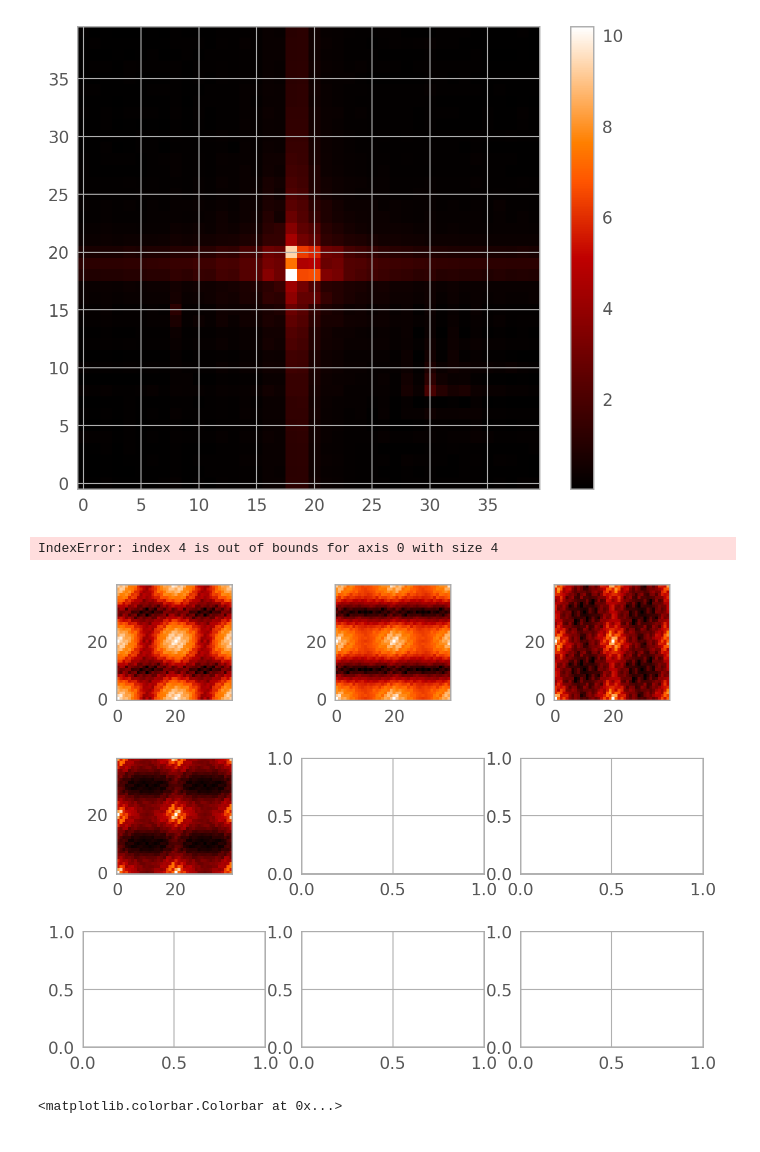
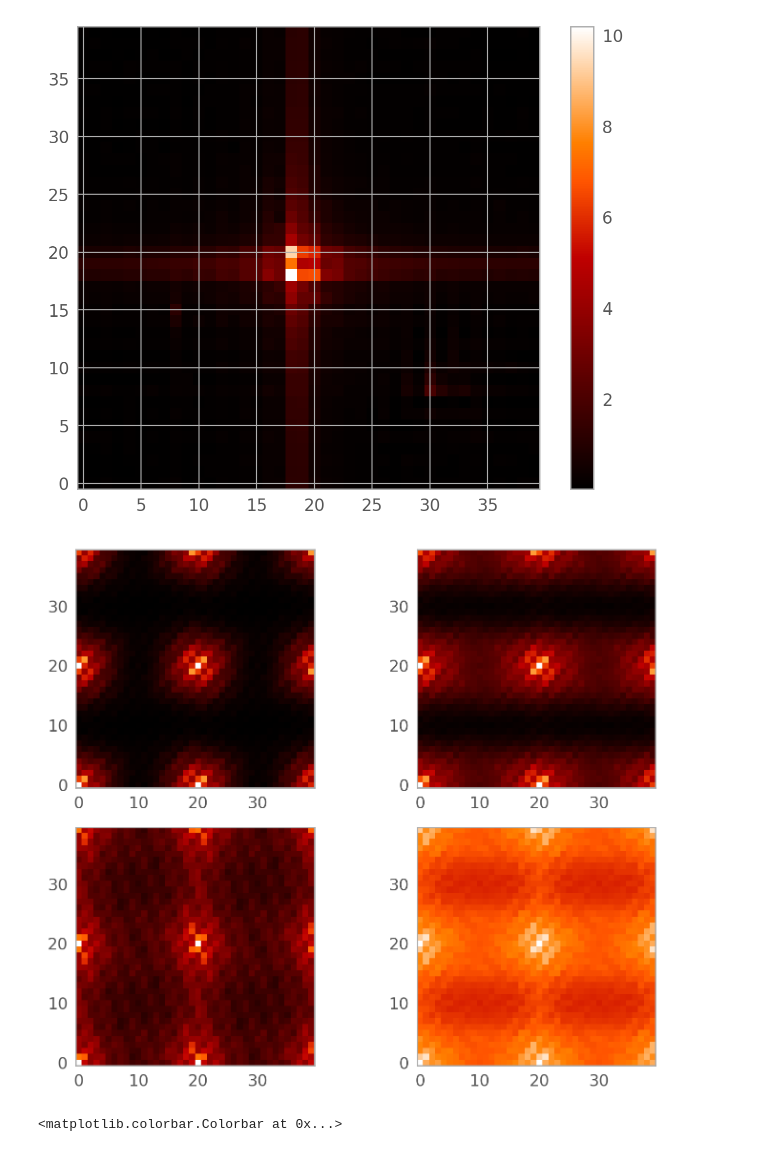
Before and after one commit to Chisen-Lupus/proper-dither, a Jupyter notebook: demo.ipynb, the cells around one changed output. Cells and saved outputs as stored; diff of their text form; code cells hidden in the pictures.

```diff
--- a/demo.ipynb
+++ b/demo.ipynb
@@ -499,7 +457,7 @@ nx_aligned = nx + pad
 ny_aligned = ny + pad
 print(nx, ny, nx_aligned, ny_aligned)
 
-for i in range(factor**2):
+for i in range(9):
     aligned_data = np.zeros((nx_aligned, ny_aligned))
     dx = nx_aligned//2 - centroids_floor[i, 1] - 1
     dy = nx_aligned//2 - centroids_floor[i, 0] - 1
@@ -516,18 +475,18 @@ for i in range(factor**2):
 fig, axs = plt.subplots(3, 3)
 axs = axs.flat
 
-for i in range(factor**2):
+for i in range(9):
     data = aligned_atlas[i]
     qso_center = [nx_aligned//2 - 1 + centroids_dec[i, 0],
               ny_aligned//2 - 1 + centroids_dec[i, 1]]
     img_center = [nx_aligned//2 - 1, ny_aligned//2 - 1]
-    axs[i].imshow(data)
+    axs[i].imshow(np.arcsinh(data), vmin=0, vmax=5)
     axs[i].scatter(*qso_center, marker='x')
     axs[i].scatter(*img_center, marker='+')
     # axs[i].set_xlim(30, 35)
     # axs[i].set_ylim(30, 35)
-    axs[i].set_xlim(int(nx/5*2), int(nx/5*3))
-    axs[i].set_ylim(int(ny/5*2), int(ny/5*3))
+    axs[i].set_xlim(int(nx/2)+5, int(nx/2)-5)
+    axs[i].set_ylim(int(ny/2)+5, int(ny/2)-5)
     axs[i].grid(False)
 
 plt.tight_layout()
@@ -771,0 +715,4 @@ plt.colorbar()
+# %%
+
+pow = get_power_spectrum(F_hat[0])
+plt.imshow(np.log(pow+1))
@@ -785,7 +735,7 @@ for i in range(3):
         test_slice = orig[i:60+i:3, j:60+j:3]
         # test_slice = orig[i:60+i, j:60+j].reshape(20, 3, 20, 3).mean(axis=(1, 3))
         test_atlas.append(test_slice)
-        centroids.append([i/3, j/3])
+        centroids.append([-i/3, -j/3])
 centroids = np.array(centroids)
 
 fig, axs = plt.subplots(3, 3)
@@ -795,4 +745,6 @@ for i in range(9):
     # print(data.shape)
     axs[i].imshow(np.arcsinh(data))
     axs[i].grid(False)
+
+centroids
 # %% [output]
@@ -877,18 +824,17 @@ plt.colorbar()
 <matplotlib.colorbar.Colorbar at 0x...>
 [figure]
 # %%
-fig, axs = plt.subplots(3, 3)
+fig, axs = plt.subplots(2, 2)
 axs = axs.flat
-for i in range(9):
-    data = get_power_spectrum(D_hat[i])
-    # print(data.shape)
-    axs[i].imshow(np.arcsinh(data))
+for i in range(4):
+    pow = get_power_spectrum(D_hat[i])
+    # print(pow.shape)
+    axs[i].imshow(pow, vmin=0)
     axs[i].grid(False)
 
 plt.tight_layout()
 # %% [output]
-IndexError: index 4 is out of bounds for axis 0 with size 4
-[figure, old version]
+[figure, new version]
 # %%
 Phi_hat = np.zeros((factor**2, factor**2), dtype=D_hat.dtype)
 for i in range(factor**2):
```
Also changed, not shown: parts of 34 cells of this notebook.
